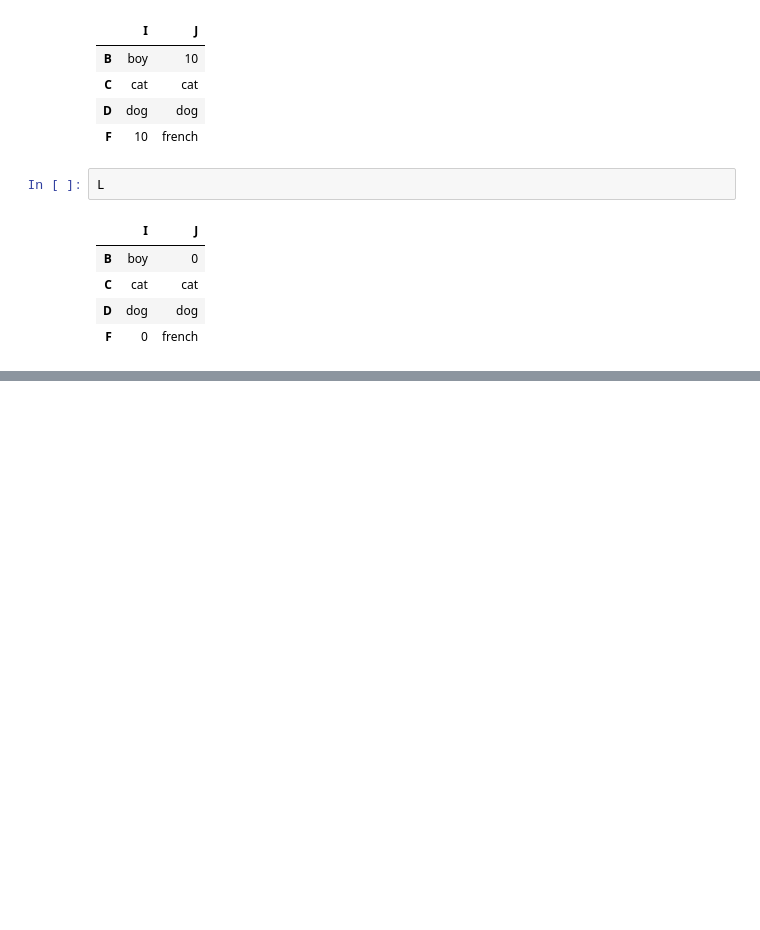
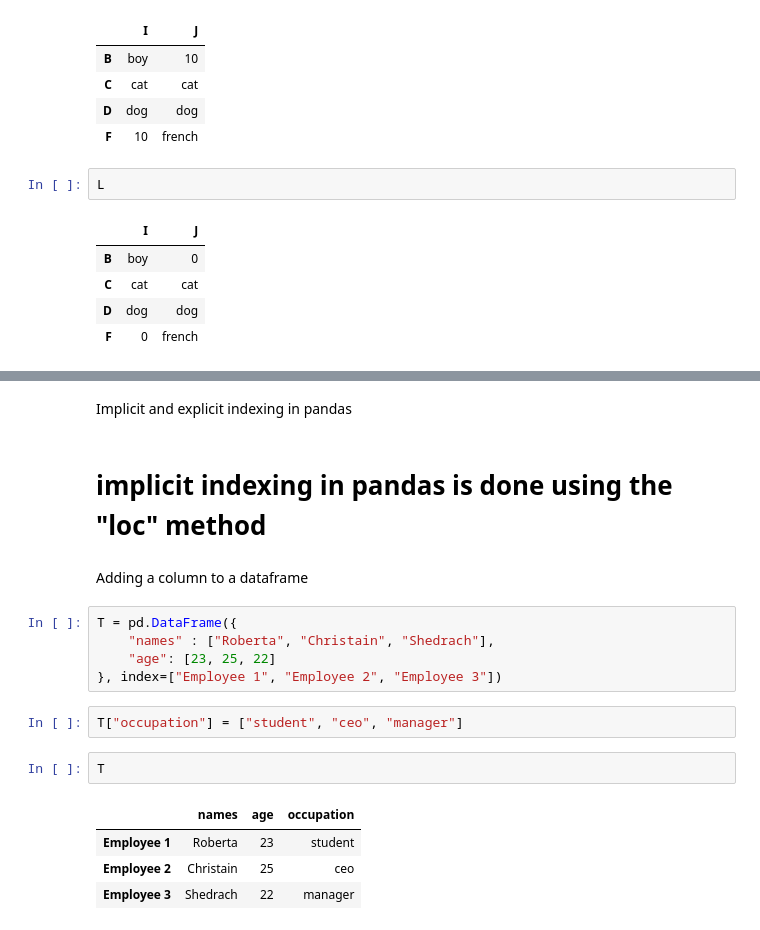
Before and after one commit to S-Core21/pyhton-tutorial, a Jupyter notebook: panda.ipynb, the cells around one changed output, grey strips where cells are left out. Cells and saved outputs as stored; diff of their text form; blank space fills up the shorter version.

```diff
--- a/panda.ipynb
+++ b/panda.ipynb
@@ -306,0 +377,20 @@ Explicit and Implicit index in panda
+# %% [markdown]
+Implicit and explicit indexing in pandas
+# %% [markdown]
+# implicit indexing in pandas is done using the "loc" method
+# %% [markdown]
+Adding a column to a dataframe
+# %%
+T = pd.DataFrame({
+    "names" : ["Roberta", "Christain", "Shedrach"],
+    "age": [23, 25, 22]
+}, index=["Employee 1", "Employee 2", "Employee 3"])
+# %%
+T["occupation"] = ["student", "ceo", "manager"]
+# %%
+T
+# %% [output]
+|  | names | age | occupation |
+| Employee 1 | Roberta | 23 | student |
+| Employee 2 | Christain | 25 | ceo |
+| Employee 3 | Shedrach | 22 | manager |
```
Also changed, not shown: parts of 20 cells of this notebook.
